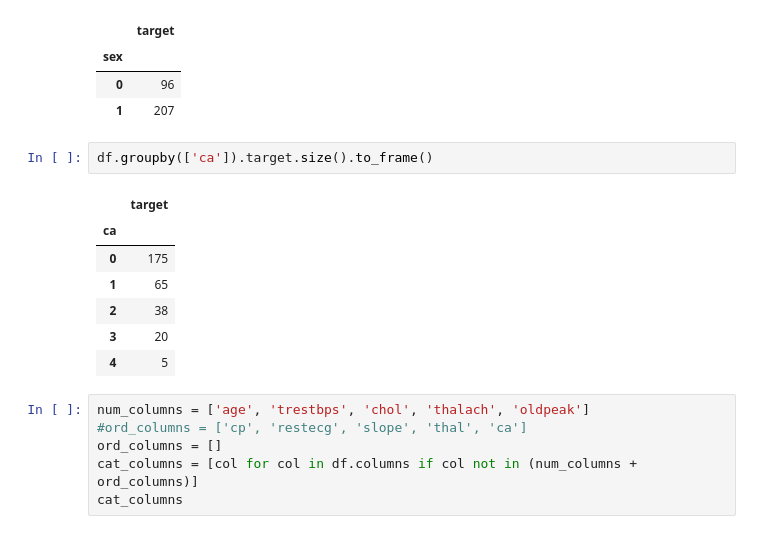
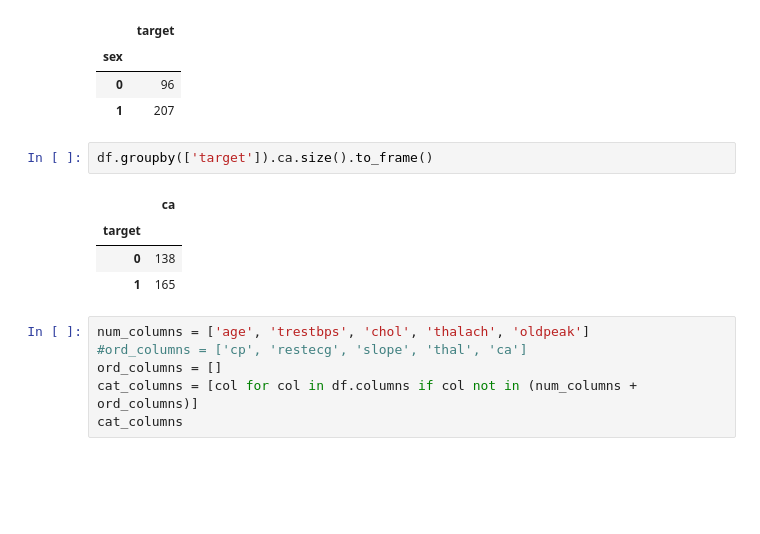
Before and after one commit to wincenzo/regressor, a Jupyter notebook: Regression_Class.ipynb, the cells around one changed output. Saved outputs shown, nothing was run; the diff lists cells and outputs as text; blank space fills up the shorter version.

```diff
--- a/Regression_Class.ipynb
+++ b/Regression_Class.ipynb
@@ -257,15 +261,12 @@ df.groupby(['sex']).target.size().to_frame()
 | 0 | 96 |
 | 1 | 207 |
 # %%
-df.groupby(['ca']).target.size().to_frame()
+df.groupby(['target']).ca.size().to_frame()
 # %% [output]
-|  | target |
-| ca |  |
-| 0 | 175 |
-| 1 | 65 |
-| 2 | 38 |
-| 3 | 20 |
-| 4 | 5 |
+|  | ca |
+| target |  |
+| 0 | 138 |
+| 1 | 165 |
 # %%
 num_columns = ['age', 'trestbps', 'chol', 'thalach', 'oldpeak']
 #ord_columns = ['cp', 'restecg', 'slope', 'thal', 'ca']
```
Also changed, not shown: parts of 14 cells of this notebook.
